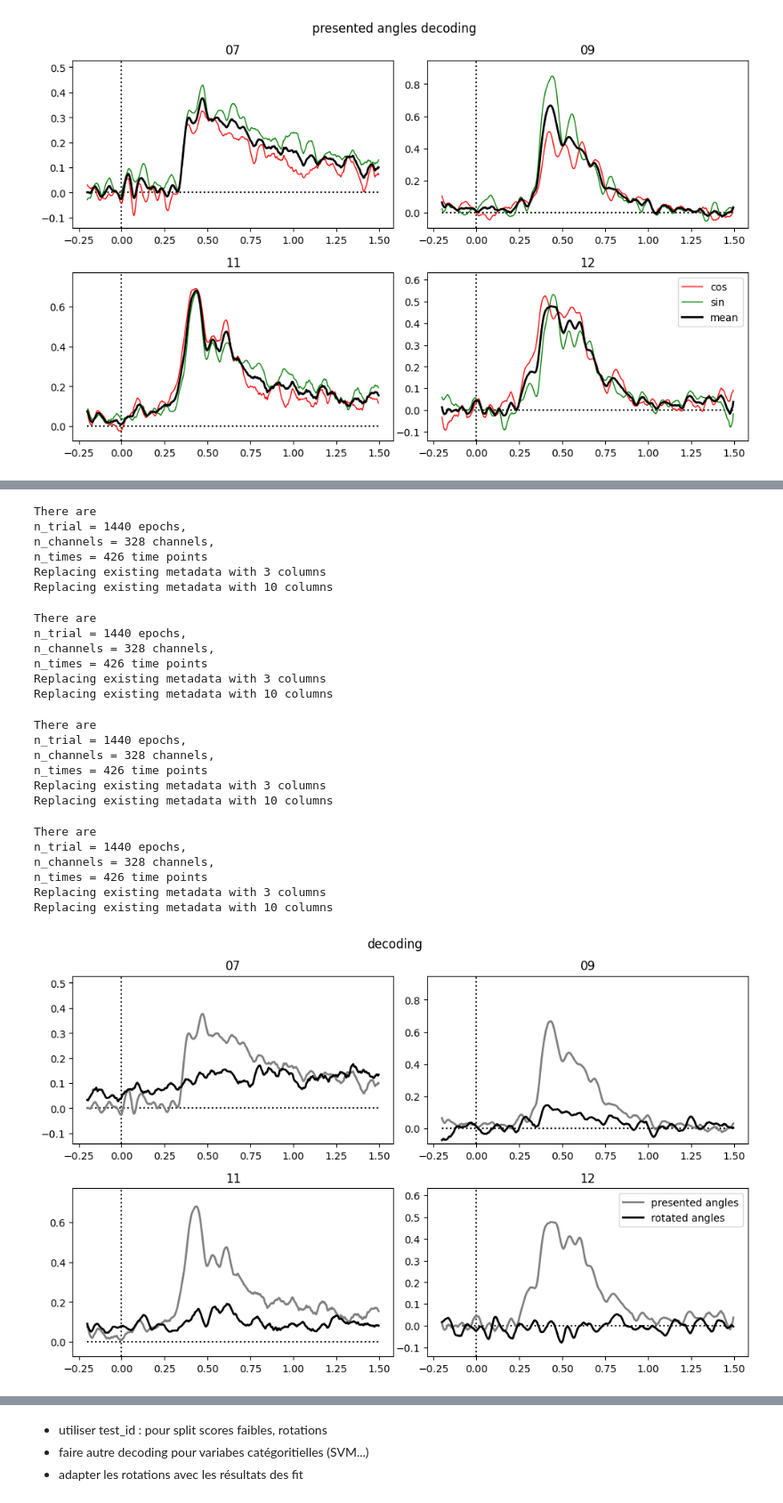
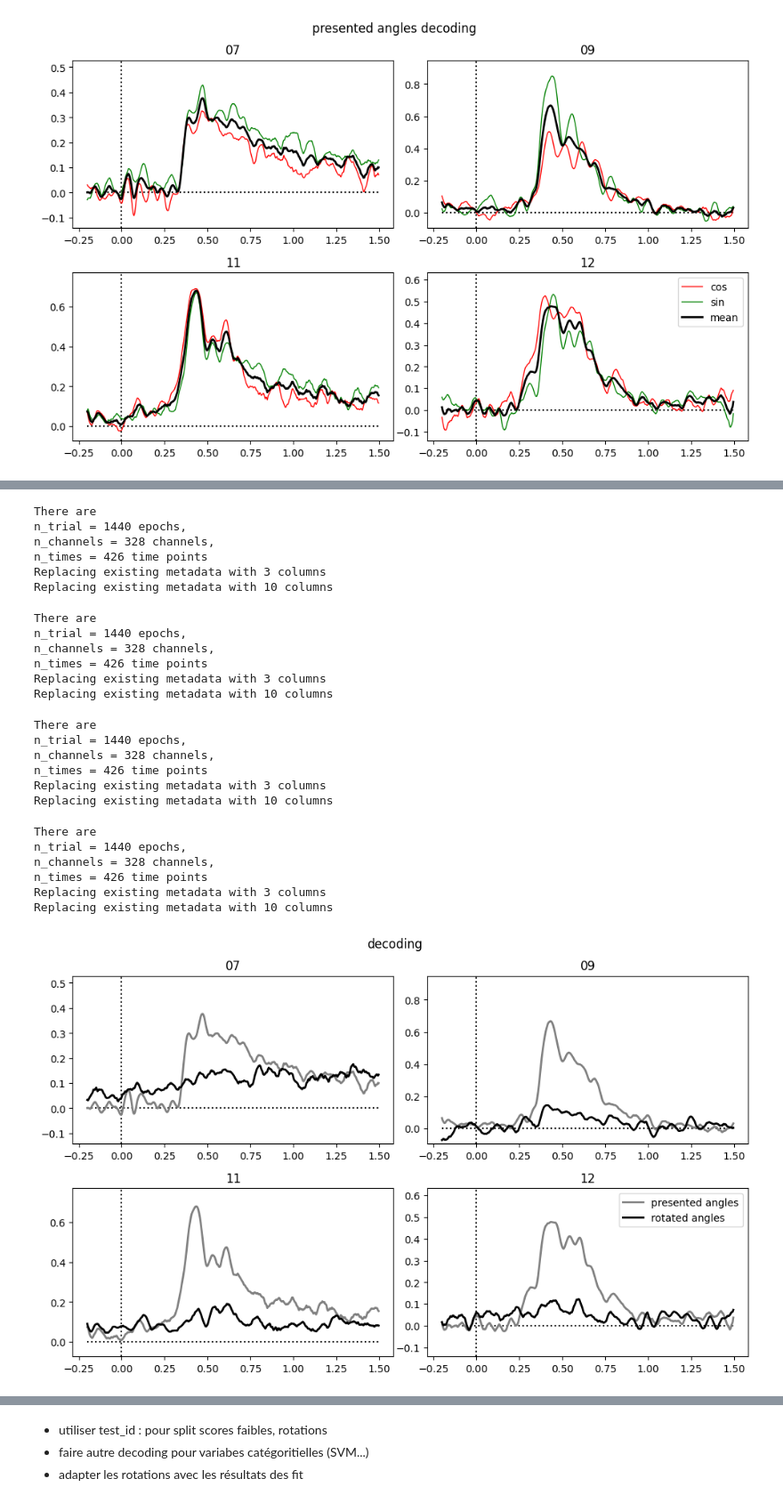
Before and after one commit to elodiehusson/Stage-M2, a Jupyter notebook: Decoding.ipynb, the cells around one changed output, grey strips where cells are left out. Shown at 89% size. Saved outputs shown, nothing was run; the diff lists cells and outputs as text; code cells hidden in the pictures.

```diff
--- a/Decoding.ipynb
+++ b/Decoding.ipynb
@@ -183,7 +183,6 @@ def load_epochs_metadata(subject, device) :
     ## metadata loading
     epochs.metadata = epochs.metadata.drop(columns = ["Stim/S1", "Stim/S2", "Stim/S3", "Stim/S4", "Stim/S5", "Stim/S6", "Stim/S7", "SeqStart", "BlockStart", "Resp", "RespProb"])
     epochs.metadata = pd.concat([epochs.metadata, metadata_file], axis = 1)
-    epochs.metadata["expected_angles"] = np.rad2deg(epochs.metadata["expected_angles"])
     meta = epochs.metadata
 
     return epochs, meta
@@ -202,6 +201,7 @@ def get_Data(epochs) :
     real_part = np.real(Data) # amplitude of original data
     imag_part = np.imag(Data) # phase of the data
     Data = np.concatenate((real_part, imag_part), axis=1)
+    print("After detrending and hilbert transform, there are \nn_trial = {} epochs, \nn_channels = {} channels, \nn_times = {} time points".format(*Data.shape))
 
     return Data
 
@@ -322,7 +339,7 @@ to run only epochs that are like +45 only, or just 0° etc
 plt.figure(figsize = (10,9))
 for i, sub in enumerate(SUBJS):
 
-    epochs, metadata = load_epochs_metadata(subject, device)
+    epochs, metadata = load_epochs_metadata(sub, device)
 
     times = get_timearray(SW, tmin, tmax, epochs)
 
@@ -386,7 +403,7 @@ Replacing existing metadata with 10 columns
 plt.figure(figsize = (10,9))
 for i, sub in enumerate(SUBJS):
 
-    epochs, metadata = load_epochs_metadata(subject, device)
+    epochs, metadata = load_epochs_metadata(sub, device)
 
     times = get_timearray(SW, tmin, tmax, epochs)
 
@@ -453,7 +470,7 @@ plt.figure(figsize = (10,9))
 for i, sub in enumerate(SUBJS):
     plt.subplot(int(len(SUBJS)/2)+1, 2, i+1)
 
-    epochs, metadata = load_epochs_metadata(subject, device)
+    epochs, metadata = load_epochs_metadata(sub, device)
 
     times = get_timearray(SW, tmin, tmax, epochs)
     idx_zero = np.abs(times - 0).argmin()
@@ -477,11 +494,6 @@ for i, sub in enumerate(SUBJS):
     datrot = np.mean([datCosrot,datSinrot],0)
     alldatrot.append(np.array(datrot).flatten())
 
-    # plt.plot(times, np.array(datCosrot)[0,0,:], 'red', linewidth=1, label = "cos")
-    # plt.plot(times, np.array(datSinrot)[0,0,:], 'green', linewidth=1, label = "sin")
-
-    # plt.plot(times, np.array(datCospres)[0,0,:], 'red', linewidth=1, label = "cos")
-    # plt.plot(times, np.array(datSinpres)[0,0,:], 'green', linewidth=1, label = "sin")
 
     plt.plot(times, np.array(datres)[0,0,:], 'grey', linewidth=2, label = "presented angles")
     plt.plot(times, np.array(datrot)[0,0,:], 'black', linewidth=2, label = "rotated angles")
@@ -491,34 +503,34 @@ for i, sub in enumerate(SUBJS):
 
 plt.suptitle(f"decoding")
 plt.tight_layout()
 plt.legend()
 plt.show()
 # %% [output]
 There are
 n_trial = 1440 epochs,
 n_channels = 328 channels,
 n_times = 426 time points
 Replacing existing metadata with 3 columns
 Replacing existing metadata with 10 columns
 There are
 n_trial = 1440 epochs,
 n_channels = 328 channels,
 n_times = 426 time points
 Replacing existing metadata with 3 columns
 Replacing existing metadata with 10 columns
 There are
 n_trial = 1440 epochs,
 n_channels = 328 channels,
 n_times = 426 time points
 Replacing existing metadata with 3 columns
 Replacing existing metadata with 10 columns
 There are
 n_trial = 1440 epochs,
 n_channels = 328 channels,
 n_times = 426 time points
 Replacing existing metadata with 3 columns
 Replacing existing metadata with 10 columns
-[figure, old version]
+[figure, new version]
 # %%
 ### PLOT OF THE MEAN DECODING FOR ALL SUBJECTS
 
```
Also changed, not shown: parts of 4 cells of this notebook.
